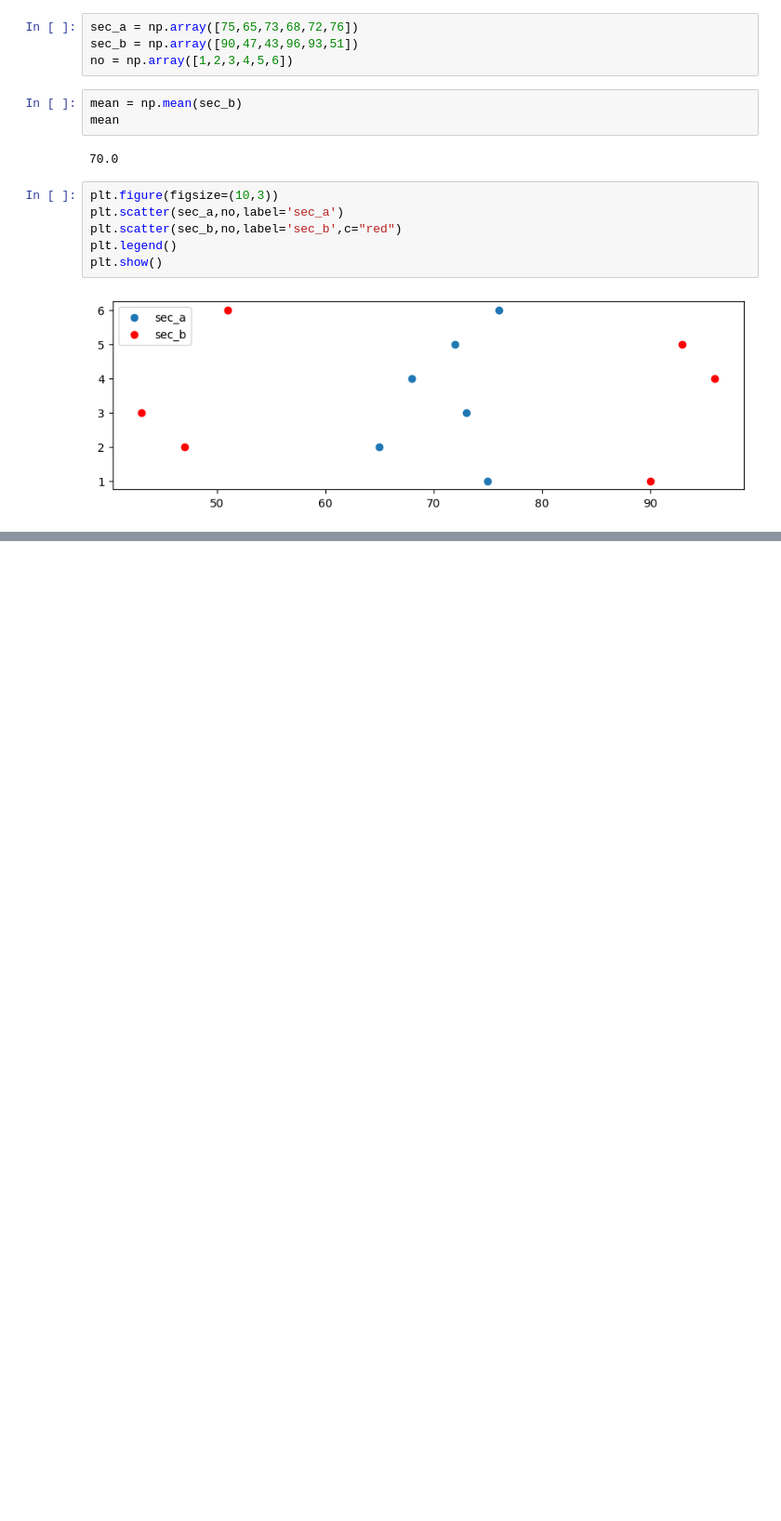
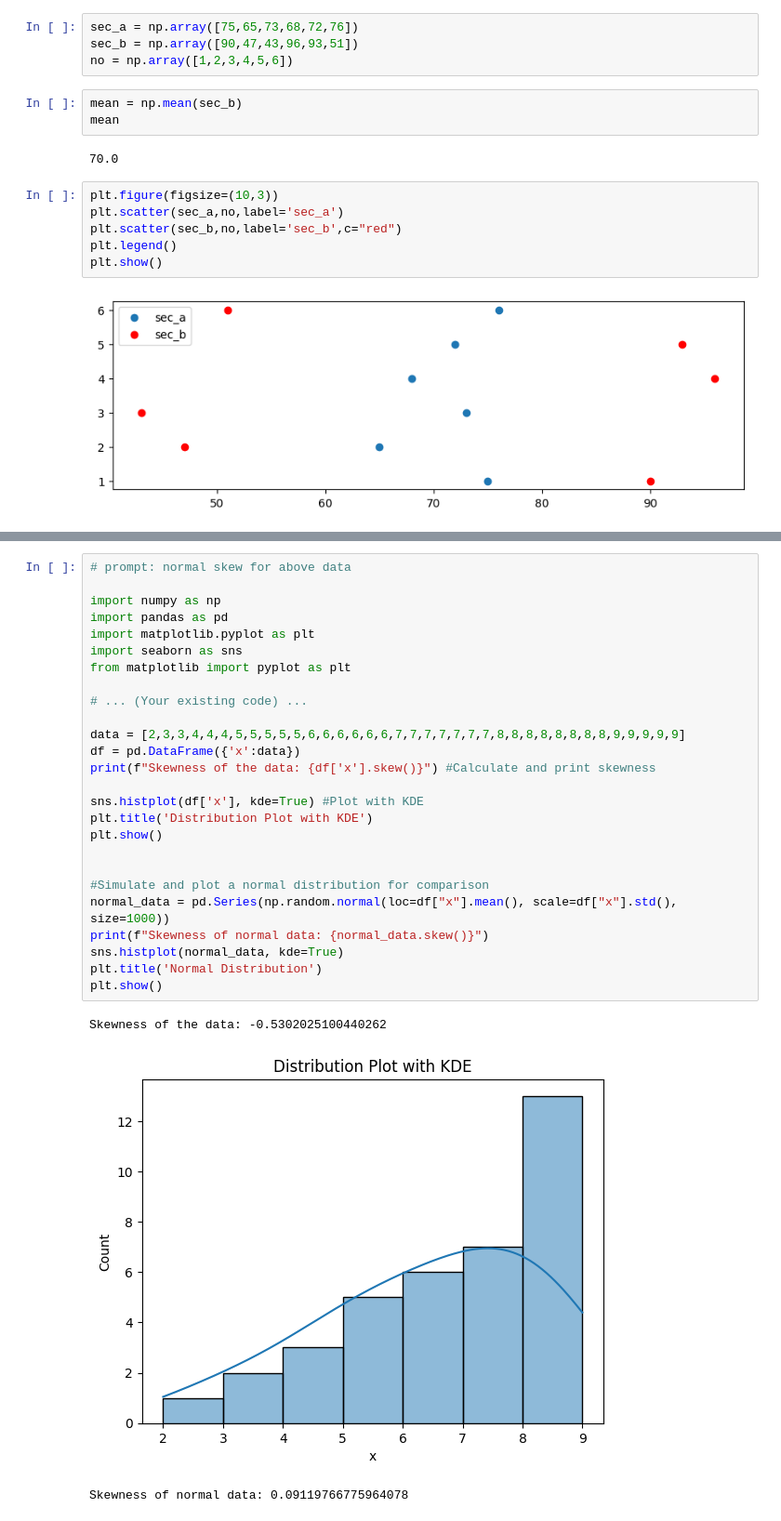
Before and after one commit to sukhadak11/Machine_Learing, a Jupyter notebook: Statistics.ipynb, the cells around one changed output, grey strips where cells are left out. Shown at 93% size. Saved outputs shown, nothing was run; the diff lists cells and outputs as text; blank space fills up the shorter version.

```diff
--- a/Statistics.ipynb
+++ b/Statistics.ipynb
@@ -24,0 +116,30 @@ plt.show()
+# %%
+# prompt: normal skew for above data
+
+import numpy as np
+import pandas as pd
+import matplotlib.pyplot as plt
+import seaborn as sns
+from matplotlib import pyplot as plt
+
+# ... (Your existing code) ...
+
+data = [2,3,3,4,4,4,5,5,5,5,5,6,6,6,6,6,6,7,7,7,7,7,7,7,8,8,8,8,8,8,8,8,9,9,9,9,9]
+df = pd.DataFrame({'x':data})
+print(f"Skewness of the data: {df['x'].skew()}") #Calculate and print skewness
+
+sns.histplot(df['x'], kde=True) #Plot with KDE
+plt.title('Distribution Plot with KDE')
+plt.show()
+
+
+#Simulate and plot a normal distribution for comparison
+normal_data = pd.Series(np.random.normal(loc=df["x"].mean(), scale=df["x"].std(), size=1000))
+print(f"Skewness of normal data: {normal_data.skew()}")
+sns.histplot(normal_data, kde=True)
+plt.title('Normal Distribution')
+plt.show()
+# %% [output]
+Skewness of the data: -0.5302025100440262
+[figure, added]
+Skewness of normal data: 0.09119766775964078
```
Also changed, not shown: parts of 9 cells of this notebook.
